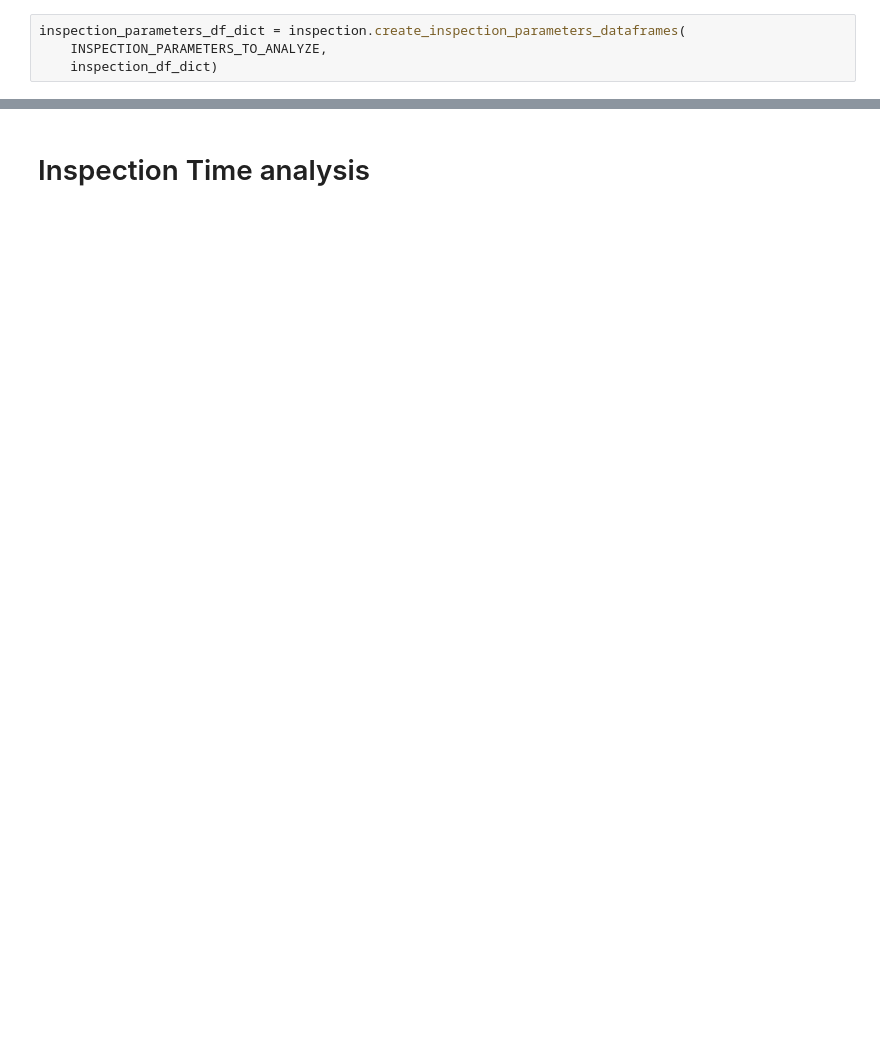
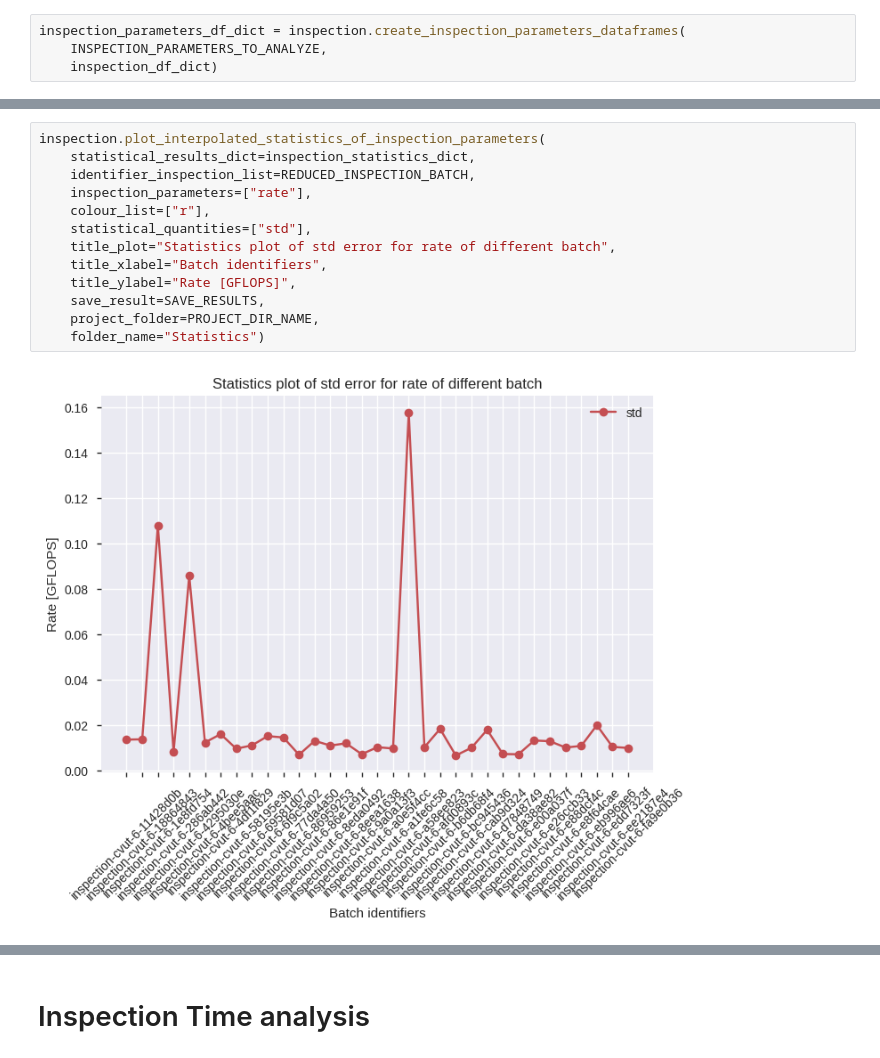
Before and after one commit to thoth-station/notebooks, a Jupyter notebook: notebooks/templates/Inspection_jobs_analysis_TEMPLATE.ipynb, the cells around one changed output, grey strips where cells are left out. Drawn from its saved outputs; the diff is of its cells as text; blank space fills up the shorter version.

```diff
--- a/notebooks/templates/Inspection_jobs_analysis_TEMPLATE.ipynb
+++ b/notebooks/templates/Inspection_jobs_analysis_TEMPLATE.ipynb
@@ -355,0 +330,15 @@ inspection.plot_interpolated_statistics_of_inspection_parameters(
+# %%
+inspection.plot_interpolated_statistics_of_inspection_parameters(
+    statistical_results_dict=inspection_statistics_dict,
+    identifier_inspection_list=REDUCED_INSPECTION_BATCH,
+    inspection_parameters=["rate"],
+    colour_list=["r"],
+    statistical_quantities=["std"],
+    title_plot="Statistics plot of std error for rate of different batch",
+    title_xlabel="Batch identifiers",
+    title_ylabel="Rate [GFLOPS]",
+    save_result=SAVE_RESULTS,
+    project_folder=PROJECT_DIR_NAME,
+    folder_name="Statistics")
+# %% [output]
+[figure, added]
```
Also changed, not shown: parts of 107 cells of this notebook.
